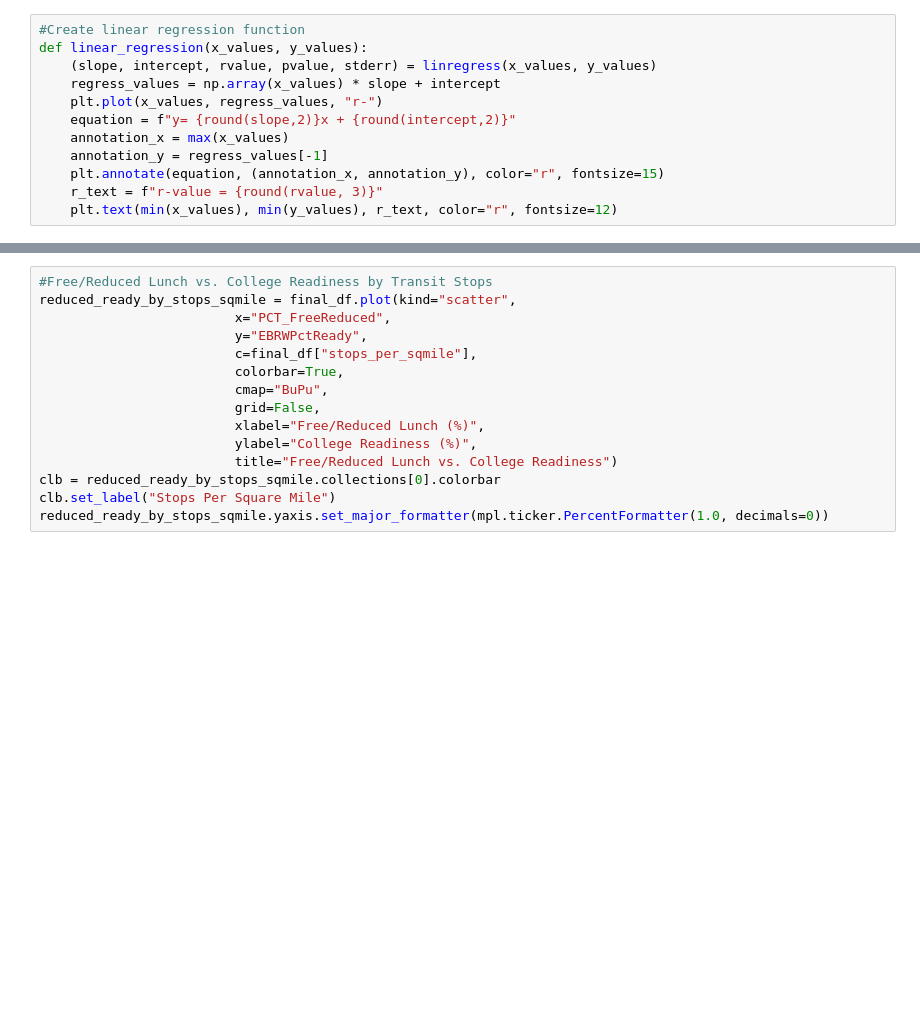
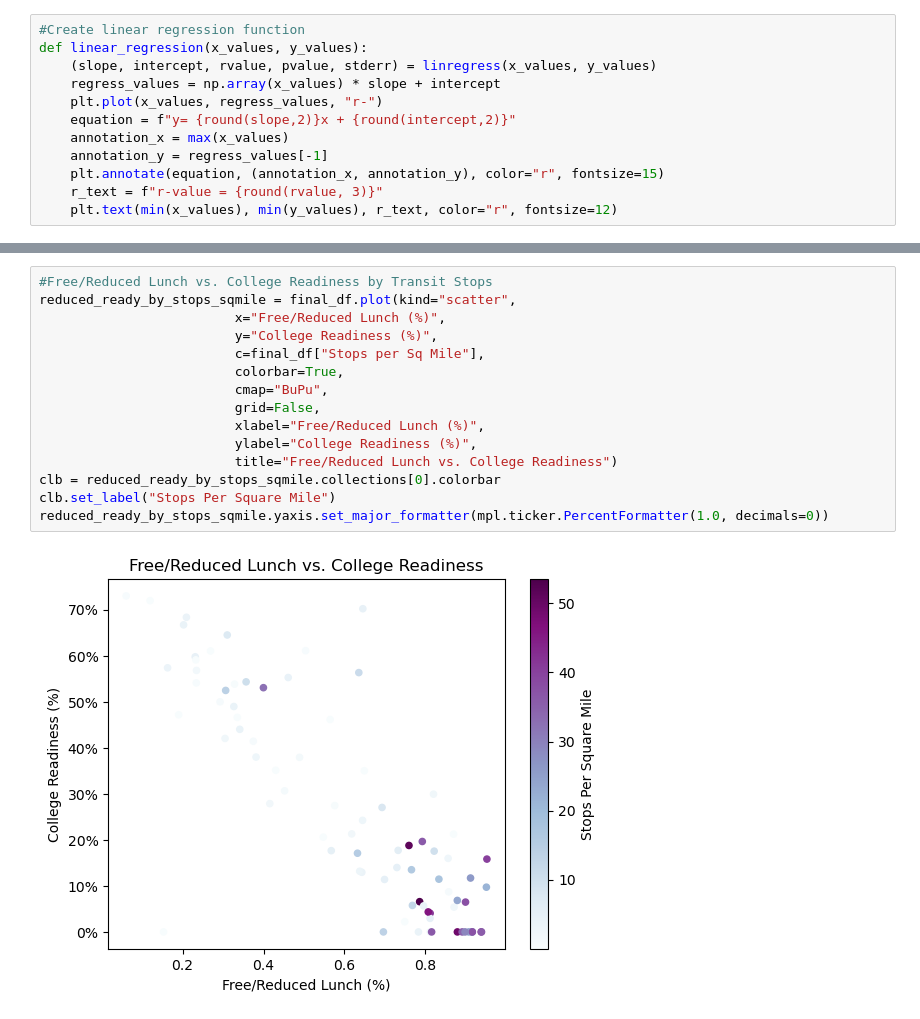
Before and after one commit to HLee12000/UpennDataProject1, a Jupyter notebook: DataAnalysis.ipynb, the cells around one changed output, grey strips where cells are left out. Drawn from its saved outputs; the diff is of its cells as text; blank space fills up the shorter version.

```diff
--- a/DataAnalysis.ipynb
+++ b/DataAnalysis.ipynb
@@ -84,18 +88,20 @@ plt.show()
 # %%
 #Free/Reduced Lunch vs. College Readiness by Transit Stops
 reduced_ready_by_stops_sqmile = final_df.plot(kind="scatter",
-                         x="PCT_FreeReduced",
-                         y="EBRWPctReady",
-                         c=final_df["stops_per_sqmile"],
+                         x="Free/Reduced Lunch (%)",
+                         y="College Readiness (%)",
+                         c=final_df["Stops per Sq Mile"],
                          colorbar=True,
                          cmap="BuPu",
                          grid=False,
                          xlabel="Free/Reduced Lunch (%)",
                          ylabel="College Readiness (%)",
                          title="Free/Reduced Lunch vs. College Readiness")
 clb = reduced_ready_by_stops_sqmile.collections[0].colorbar
 clb.set_label("Stops Per Square Mile")
 reduced_ready_by_stops_sqmile.yaxis.set_major_formatter(mpl.ticker.PercentFormatter(1.0, decimals=0))
+# %% [output]
+[figure, added]
 # %%
 #Free/Reduced Lunch vs. Graduation Rate by Transit Stops
 reduced_grad_by_stops_per_sqmile = final_df.plot(kind="scatter",
```
Also changed, not shown: parts of 13 cells of this notebook, 2 other files.
